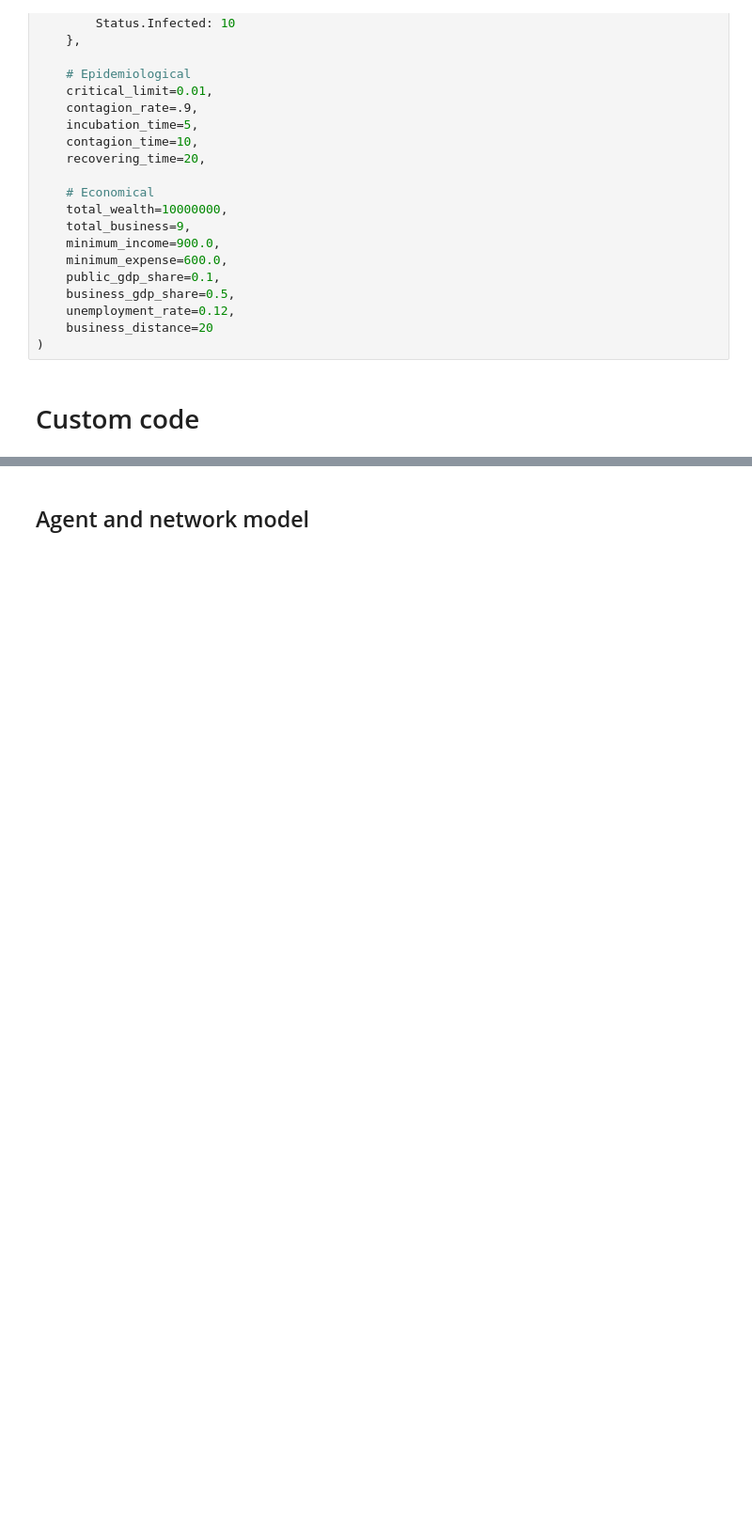
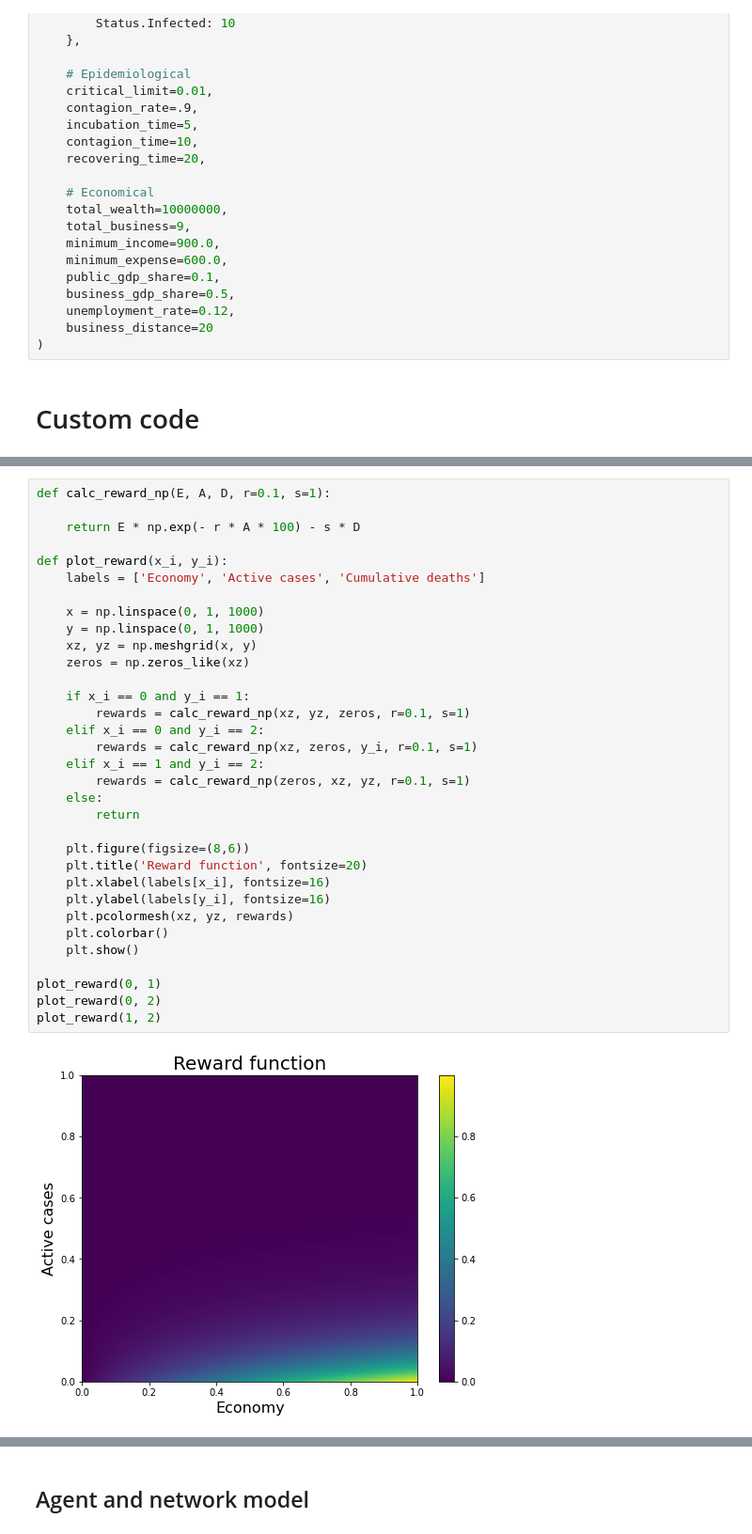
Before and after one commit to zebleck/aml_project, a Jupyter notebook: covid_abs/COVID_ABS_An_Agent_Based_Model_of_COVID_19_Epidemic_to_Simulate_Health_and_Economic_Effects_of_Social_Distancing_Interventions.ipynb, the cells around one changed output, grey strips where cells are left out. Shown at 94% size. Saved outputs shown, nothing was run; the diff lists cells and outputs as text; blank space fills up the shorter version.

```diff
--- a/covid_abs/COVID_ABS_An_Agent_Based_Model_of_COVID_19_Epidemic_to_Simulate_Health_and_Economic_Effects_of_Social_Distancing_Interventions.ipynb
+++ b/covid_abs/COVID_ABS_An_Agent_Based_Model_of_COVID_19_Epidemic_to_Simulate_Health_and_Economic_Effects_of_Social_Distancing_Interventions.ipynb
@@ -119,0 +166,35 @@ global_parameters = dict(
+# %%
+def calc_reward_np(E, A, D, r=0.1, s=1):
+
+    return E * np.exp(- r * A * 100) - s * D
+
+def plot_reward(x_i, y_i):
+    labels = ['Economy', 'Active cases', 'Cumulative deaths']
+
+    x = np.linspace(0, 1, 1000)
+    y = np.linspace(0, 1, 1000)
+    xz, yz = np.meshgrid(x, y)
+    zeros = np.zeros_like(xz)
+
+    if x_i == 0 and y_i == 1:
+        rewards = calc_reward_np(xz, yz, zeros, r=0.1, s=1)
+    elif x_i == 0 and y_i == 2:
+        rewards = calc_reward_np(xz, zeros, y_i, r=0.1, s=1)
+    elif x_i == 1 and y_i == 2:
+        rewards = calc_reward_np(zeros, xz, yz, r=0.1, s=1)
+    else:
+        return
+
+    plt.figure(figsize=(8,6))
+    plt.title('Reward function', fontsize=20)
+    plt.xlabel(labels[x_i], fontsize=16)
+    plt.ylabel(labels[y_i], fontsize=16)
+    plt.pcolormesh(xz, yz, rewards)
+    plt.colorbar()
+    plt.show()
+
+plot_reward(0, 1)
+plot_reward(0, 2)
+plot_reward(1, 2)
+# %% [output]
+[figure, added]
```
Also changed, not shown: parts of 16 cells of this notebook, 2 other files.
